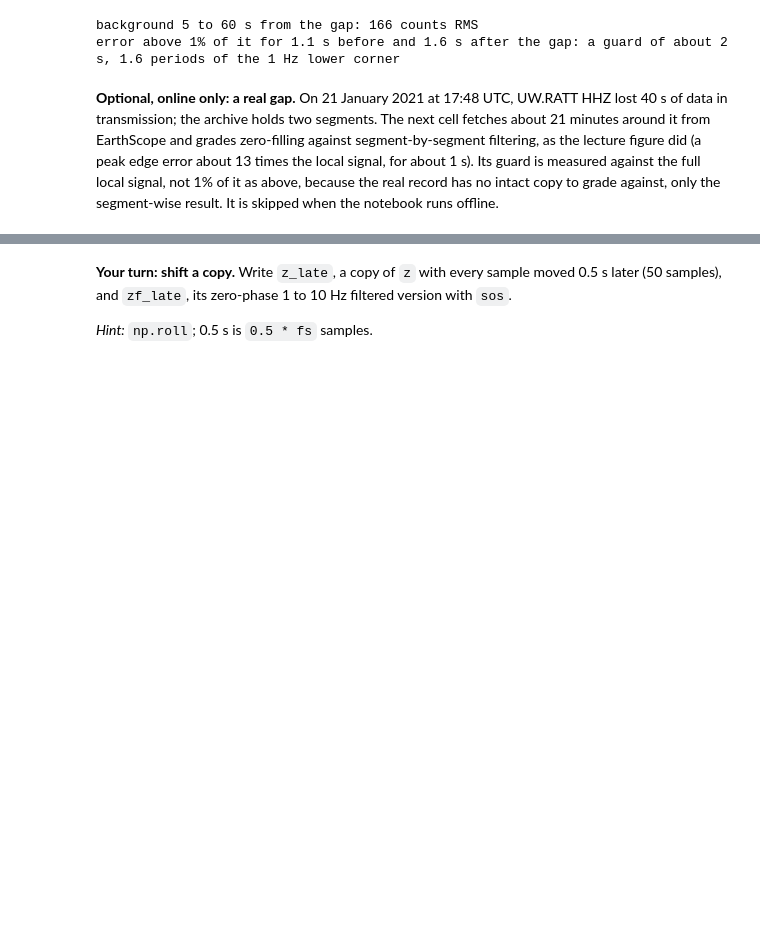
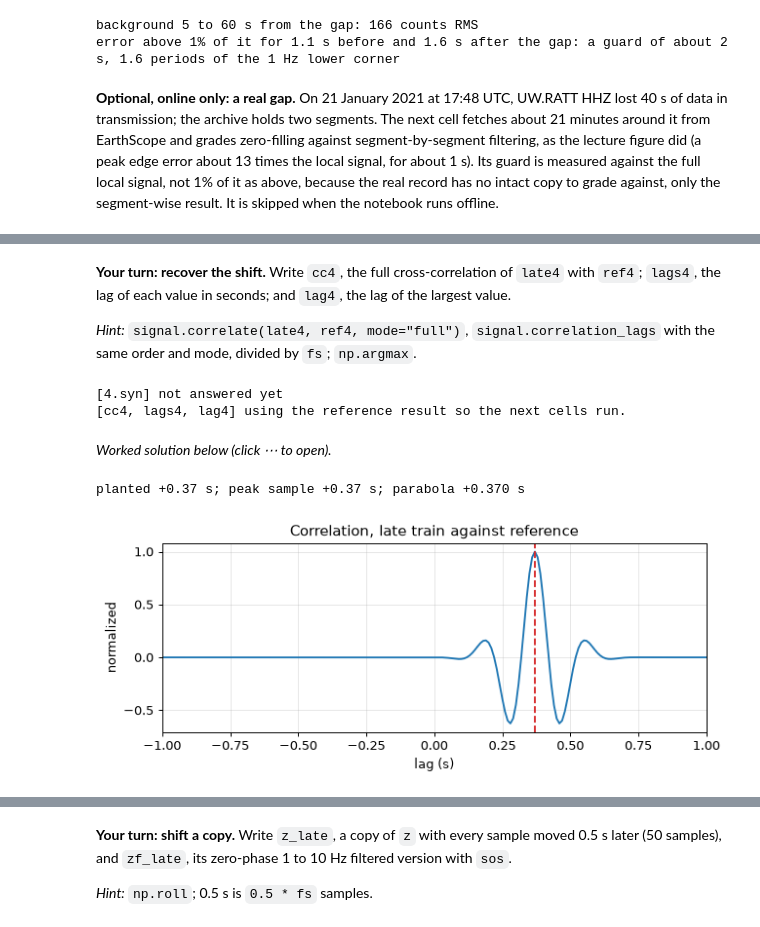
Before and after one commit to geo-smart/mlgeo-book, a Jupyter notebook: book/Chapter2-DataManipulation/2.9_filtering_data.ipynb, the cells around one changed output, grey strips where cells are left out. Drawn from its saved outputs; the diff is of its cells as text; code cells hidden in the pictures; blank space fills up the shorter version.

```diff
--- a/book/Chapter2-DataManipulation/2.9_filtering_data.ipynb
+++ b/book/Chapter2-DataManipulation/2.9_filtering_data.ipynb
@@ -340,0 +923,16 @@ When a station's GPS clock loses lock, its time stamps drift. The waveform is un
+# %% [markdown]
+**Your turn: recover the shift.** Write `cc4`, the full cross-correlation of `late4` with `ref4`; `lags4`, the lag of each value in seconds; and `lag4`, the lag of the largest value.
+
+*Hint:* `signal.correlate(late4, ref4, mode="full")`, `signal.correlation_lags` with the same order and mode, divided by `fs`; `np.argmax`.
+# %%
+# --- your code
+cc4 = None      # your code
+lags4 = None    # seconds, your code
+lag4 = None     # seconds, your code
+# --- end
+your_turn("4.syn", globals())
+# %% [output]
+[4.syn] not answered yet
+[cc4, lags4, lag4] using the reference result so the next cells run.
+# %% [markdown]
+*Worked solution below (click ⋯ to open).*
@@ -340,0 +945,12 @@ When a station's GPS clock loses lock, its time stamps drift. The waveform is un
+# %%
+k4 = np.argmax(cc4)
+y0, y1, y2 = cc4[k4 - 1], cc4[k4], cc4[k4 + 1]
+lag4_sub = lag4 + 0.5 * (y0 - y2) / (y0 - 2 * y1 + y2) / fs      # parabola through the peak and its neighbours
+print(f"planted +0.37 s; peak sample {lag4:+.2f} s; parabola {lag4_sub:+.3f} s")
+fig, ax = plt.subplots(figsize=(8, 2.8))
+ax.plot(lags4, cc4 / cc4.max(), color="C0")
+ax.axvline(0.37, color="C3", ls="--")
+ax.set(xlim=(-1, 1), xlabel="lag (s)", ylabel="normalized", title="Correlation, late train against reference");
+# %% [output]
+planted +0.37 s; peak sample +0.37 s; parabola +0.370 s
+[figure, added]
```
Also changed, not shown: parts of 52 cells of this notebook, 6 other files.
